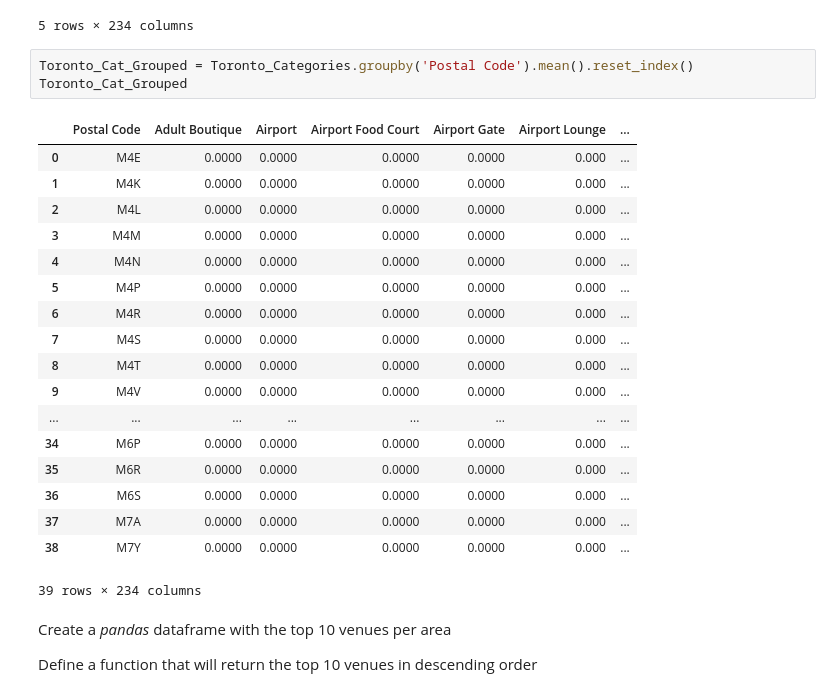
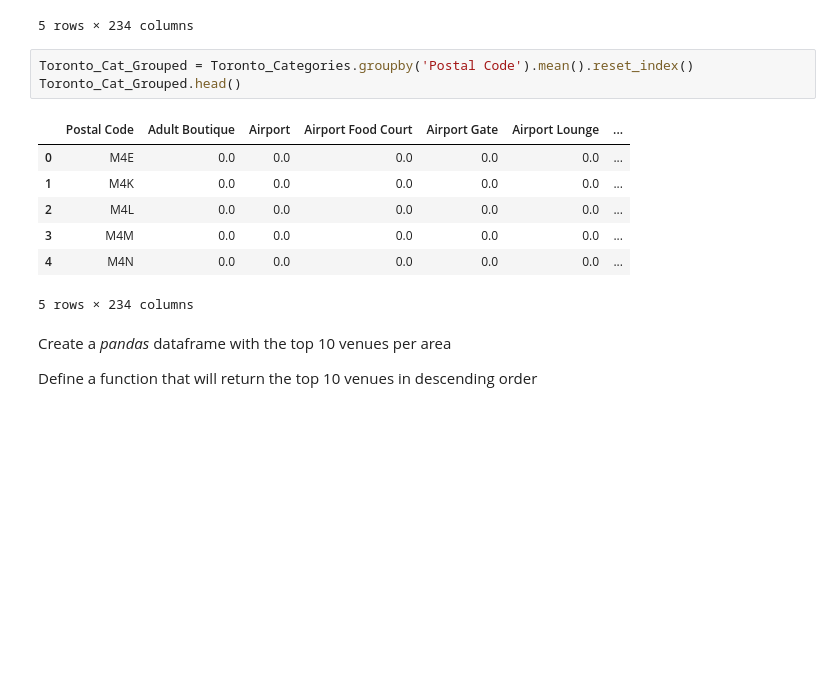
Before and after one commit to MarkPost/Coursera_Capstone, a Jupyter notebook: ExploreTorontoCoursera.ipynb, the cells around one changed output. Drawn from its saved outputs; the diff is of its cells as text; blank space fills up the shorter version.

Commit message:
ExploreToronto task 1 2 and 3

```diff
--- a/ExploreTorontoCoursera.ipynb
+++ b/ExploreTorontoCoursera.ipynb
@@ -218,26 +235,15 @@ Toronto_Categories.head()
 5 rows × 234 columns
 # %%
 Toronto_Cat_Grouped = Toronto_Categories.groupby('Postal Code').mean().reset_index()
-Toronto_Cat_Grouped
+Toronto_Cat_Grouped.head()
 # %% [output]
 |  | Postal Code | Adult Boutique | Airport | Airport Food Court | Airport Gate | Airport Lounge | ... |
-| 0 | M4E | 0.0000 | 0.0000 | 0.0000 | 0.0000 | 0.000 | ... |
-| 1 | M4K | 0.0000 | 0.0000 | 0.0000 | 0.0000 | 0.000 | ... |
-| 2 | M4L | 0.0000 | 0.0000 | 0.0000 | 0.0000 | 0.000 | ... |
-| 3 | M4M | 0.0000 | 0.0000 | 0.0000 | 0.0000 | 0.000 | ... |
-| 4 | M4N | 0.0000 | 0.0000 | 0.0000 | 0.0000 | 0.000 | ... |
-| 5 | M4P | 0.0000 | 0.0000 | 0.0000 | 0.0000 | 0.000 | ... |
-| 6 | M4R | 0.0000 | 0.0000 | 0.0000 | 0.0000 | 0.000 | ... |
-| 7 | M4S | 0.0000 | 0.0000 | 0.0000 | 0.0000 | 0.000 | ... |
-| 8 | M4T | 0.0000 | 0.0000 | 0.0000 | 0.0000 | 0.000 | ... |
-| 9 | M4V | 0.0000 | 0.0000 | 0.0000 | 0.0000 | 0.000 | ... |
-| ... | ... | ... | ... | ... | ... | ... | ... |
-| 34 | M6P | 0.0000 | 0.0000 | 0.0000 | 0.0000 | 0.000 | ... |
-| 35 | M6R | 0.0000 | 0.0000 | 0.0000 | 0.0000 | 0.000 | ... |
-| 36 | M6S | 0.0000 | 0.0000 | 0.0000 | 0.0000 | 0.000 | ... |
-| 37 | M7A | 0.0000 | 0.0000 | 0.0000 | 0.0000 | 0.000 | ... |
-| 38 | M7Y | 0.0000 | 0.0000 | 0.0000 | 0.0000 | 0.000 | ... |
+| 0 | M4E | 0.0 | 0.0 | 0.0 | 0.0 | 0.0 | ... |
+| 1 | M4K | 0.0 | 0.0 | 0.0 | 0.0 | 0.0 | ... |
+| 2 | M4L | 0.0 | 0.0 | 0.0 | 0.0 | 0.0 | ... |
+| 3 | M4M | 0.0 | 0.0 | 0.0 | 0.0 | 0.0 | ... |
+| 4 | M4N | 0.0 | 0.0 | 0.0 | 0.0 | 0.0 | ... |
-39 rows × 234 columns
+5 rows × 234 columns
 # %% [markdown]
 Create a *pandas* dataframe with the top 10 venues per area
 
```
Also changed, not shown: parts of 4 cells of this notebook.
